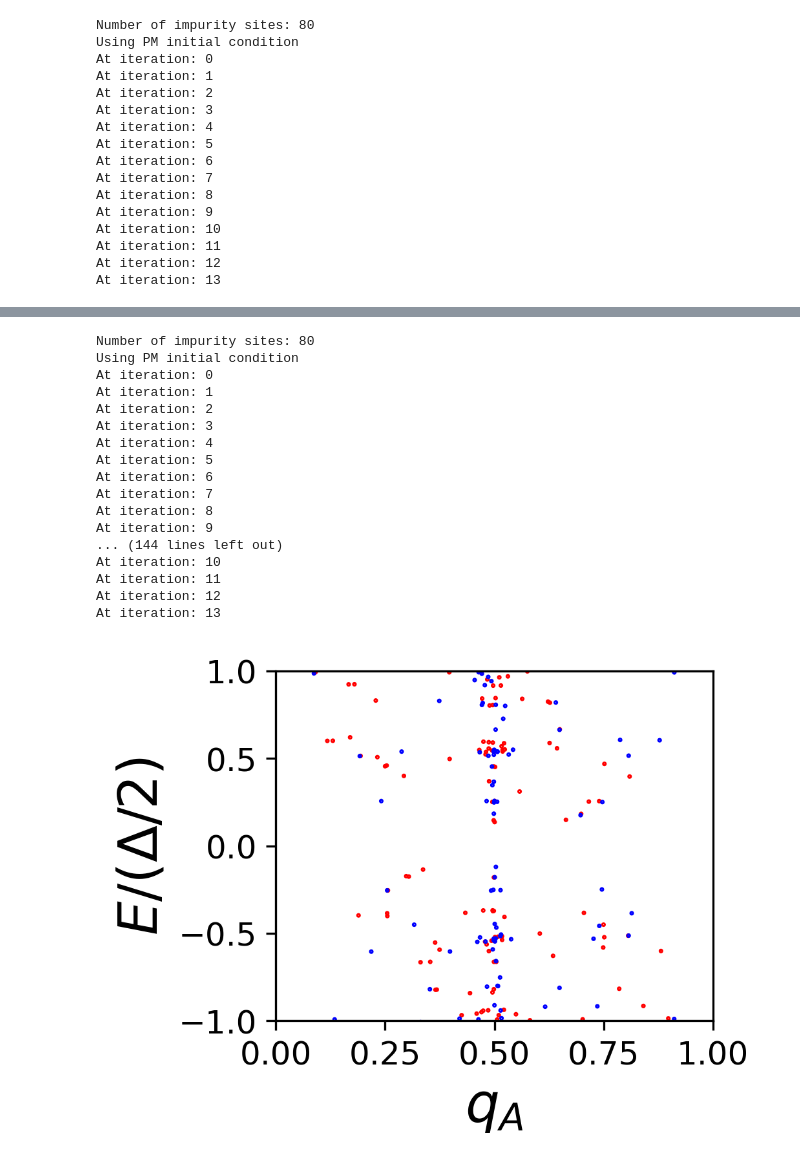
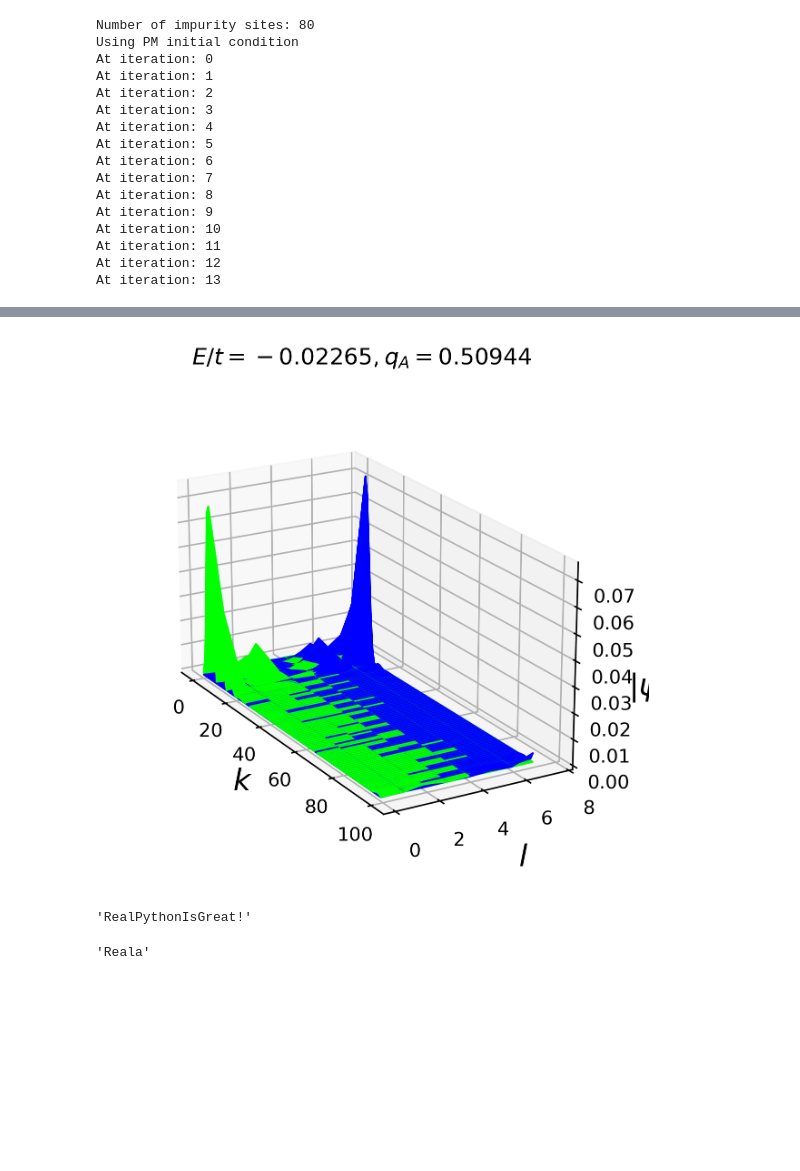
Before and after one commit to lehoanganh1112/HartreeFock_ZGNR, a Jupyter notebook: test_draft.ipynb, the cells around one changed output, grey strips where cells are left out. Saved outputs shown, nothing was run; the diff lists cells and outputs as text; code cells hidden in the pictures; blank space fills up the shorter version.

Commit message:
Create folder of fractional charge visualization

```diff
--- a/test_draft.ipynb
+++ b/test_draft.ipynb
@@ -58,58 +55,0 @@ len(_)
-# %%
-import matplotlib.pyplot as plt
-import numpy as np
-
-
-fig = plt.figure(dpi=300)
-ax = fig.add_subplot(1,2,1)
-
-list_qa_up = [compute_qA(state, Lx, Ly) for state in vec_up.transpose()]
-list_qa_dn = [compute_qA(state, Lx, Ly) for state in vec_dn.transpose()]
-
-# Disorder realizations
-realization = 10
-list_qa_up = []
-list_qa_dn = []
-list_val_up = []
-list_val_dn = []
-for i in range(realization):
-    val_up, vec_up, val_dn, vec_dn = HF_vec(t, U, gamma, dope, Lx, Ly)
-    list_qa_up.append([compute_qA(state, Lx, Ly) for state in vec_up.transpose()])
-    list_qa_dn.append([compute_qA(state, Lx, Ly) for state in vec_dn.transpose()])
-    list_val_up.append(val_up)
-    list_val_dn.append(val_dn)
-
-
-# because Mott-gap = 0.2 when U = 1
-ax.scatter(list_qa_up, np.array(list_val_up)*10, s=0.5, fc='none', ec='r')
-ax.scatter(list_qa_dn, np.array(list_val_dn)*10, s=0.5, fc='none', ec='b')
-
-ax.tick_params(axis='both', which='major', labelsize=12)
-ax.set_xlabel(r'$q_A$', fontsize = 20)
-ax.set_ylabel(r'$E/(\Delta/2)$', fontsize = 20)
-ax.set_xlim(0, 1)
-
-boudary = 1
-ax.set_ylim([-boudary, boudary])
-ax.set_aspect(0.4/boudary)
-
-plt.show()
-# %% [output]
-Number of impurity sites: 80
-Using PM initial condition
-At iteration: 0
-At iteration: 1
-At iteration: 2
-At iteration: 3
-At iteration: 4
-At iteration: 5
-At iteration: 6
-At iteration: 7
-At iteration: 8
-At iteration: 9
-... (144 lines left out)
-At iteration: 10
-At iteration: 11
-At iteration: 12
-At iteration: 13
-[figure, removed]
@@ -115,0 +107,17 @@ At iteration: 13
+# %%
+val_up[Lx*Ly-1]
+compute_qA(vec_up[:, Lx*Ly-1], Lx, Ly)
+
+plot_charge(vec_up[:, Lx*Ly//2-1], val_up[Lx*Ly//2-1], Lx, Ly)
+# %% [output]
+[figure, added]
+# %%
+def concatenate(**words):
+    result = ""
+    for arg in words.values():
+        result += arg
+    return result
+
+concatenate(a="Real", b="Python", c="Is", d="Great", e="!")
+# %% [output]
+'RealPythonIsGreat!'
@@ -115,0 +126,4 @@ At iteration: 13
+# %%
+list(a.values())[0]+'a'
+# %% [output]
+'Reala'
```
Also changed, not shown: parts of 5 cells of this notebook, 16 other files.
